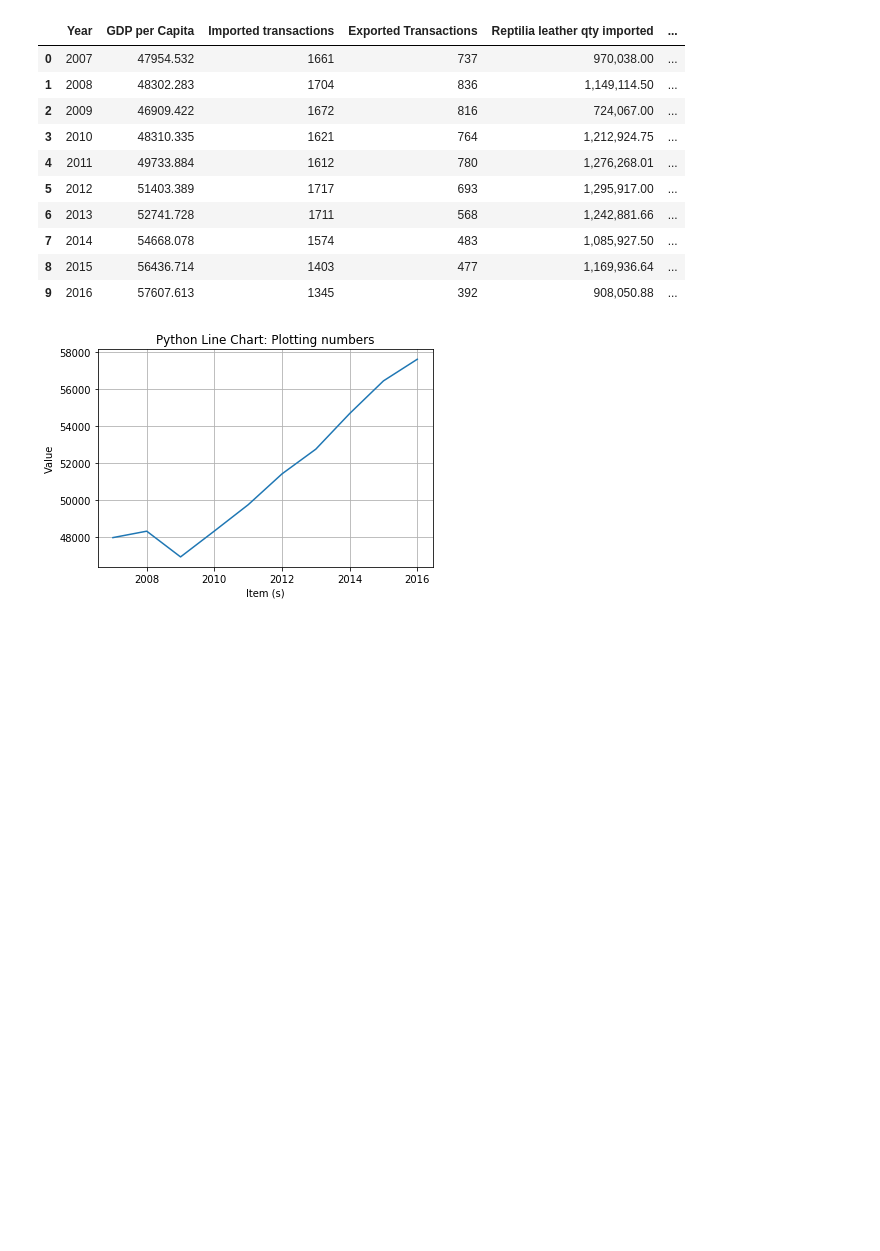
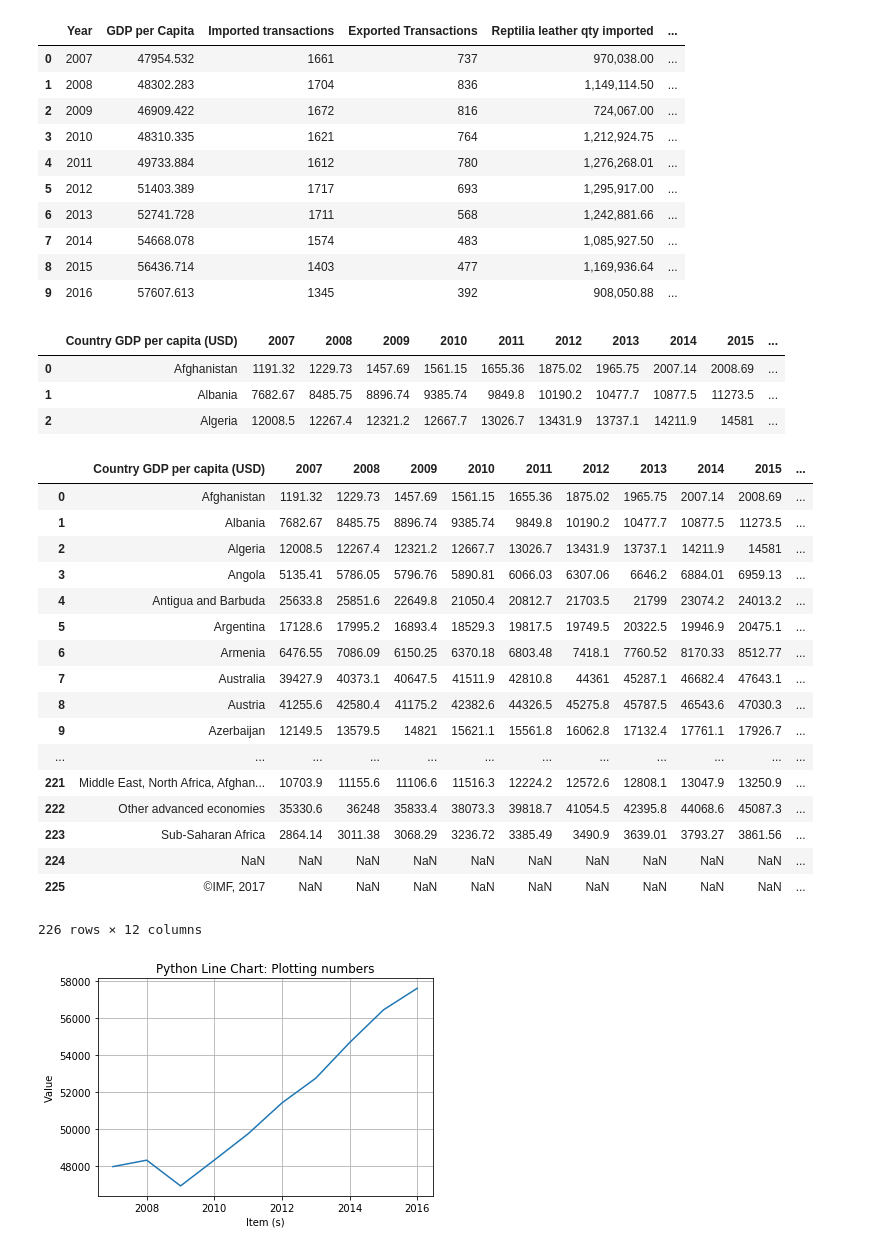
Before and after one commit to EliseLinker/wildlifeproject1, a Jupyter notebook: MergedWildlifeProject-3.ipynb, the cells around one changed output. Cells and saved outputs as stored; diff of their text form; code cells hidden in the pictures; blank space fills up the shorter version.

Commit message:
fixes to gdp excel

```diff
--- a/MergedWildlifeProject-3.ipynb
+++ b/MergedWildlifeProject-3.ipynb
@@ -675,6 +675,37 @@ GPDRep_df.head(10)
 | 7 | 2014 | 54668.078 | 1574 | 483 | 1,085,927.50 | ... |
 | 8 | 2015 | 56436.714 | 1403 | 477 | 1,169,936.64 | ... |
 | 9 | 2016 | 57607.613 | 1345 | 392 | 908,050.88 | ... |
+# %%
+excelpathy = os.path.join('imf-gdp-per-capita.xlsx')
+GDP0717_df = pd.read_excel(excelpathy)
+GDP0717_df.head(3)
+# %% [output]
+|  | Country GDP per capita (USD) | 2007 | 2008 | 2009 | 2010 | 2011 | 2012 | 2013 | 2014 | 2015 | ... |
+| 0 | Afghanistan | 1191.32 | 1229.73 | 1457.69 | 1561.15 | 1655.36 | 1875.02 | 1965.75 | 2007.14 | 2008.69 | ... |
+| 1 | Albania | 7682.67 | 8485.75 | 8896.74 | 9385.74 | 9849.8 | 10190.2 | 10477.7 | 10877.5 | 11273.5 | ... |
+| 2 | Algeria | 12008.5 | 12267.4 | 12321.2 | 12667.7 | 13026.7 | 13431.9 | 13737.1 | 14211.9 | 14581 | ... |
+# %%
+GDP0717_df.mean(axis = 0)
+GDP0717_df
+# %% [output]
+|  | Country GDP per capita (USD) | 2007 | 2008 | 2009 | 2010 | 2011 | 2012 | 2013 | 2014 | 2015 | ... |
+| 0 | Afghanistan | 1191.32 | 1229.73 | 1457.69 | 1561.15 | 1655.36 | 1875.02 | 1965.75 | 2007.14 | 2008.69 | ... |
+| 1 | Albania | 7682.67 | 8485.75 | 8896.74 | 9385.74 | 9849.8 | 10190.2 | 10477.7 | 10877.5 | 11273.5 | ... |
+| 2 | Algeria | 12008.5 | 12267.4 | 12321.2 | 12667.7 | 13026.7 | 13431.9 | 13737.1 | 14211.9 | 14581 | ... |
+| 3 | Angola | 5135.41 | 5786.05 | 5796.76 | 5890.81 | 6066.03 | 6307.06 | 6646.2 | 6884.01 | 6959.13 | ... |
+| 4 | Antigua and Barbuda | 25633.8 | 25851.6 | 22649.8 | 21050.4 | 20812.7 | 21703.5 | 21799 | 23074.2 | 24013.2 | ... |
+| 5 | Argentina | 17128.6 | 17995.2 | 16893.4 | 18529.3 | 19817.5 | 19749.5 | 20322.5 | 19946.9 | 20475.1 | ... |
+| 6 | Armenia | 6476.55 | 7086.09 | 6150.25 | 6370.18 | 6803.48 | 7418.1 | 7760.52 | 8170.33 | 8512.77 | ... |
+| 7 | Australia | 39427.9 | 40373.1 | 40647.5 | 41511.9 | 42810.8 | 44361 | 45287.1 | 46682.4 | 47643.1 | ... |
+| 8 | Austria | 41255.6 | 42580.4 | 41175.2 | 42382.6 | 44326.5 | 45275.8 | 45787.5 | 46543.6 | 47030.3 | ... |
+| 9 | Azerbaijan | 12149.5 | 13579.5 | 14821 | 15621.1 | 15561.8 | 16062.8 | 17132.4 | 17761.1 | 17926.7 | ... |
+| ... | ... | ... | ... | ... | ... | ... | ... | ... | ... | ... | ... |
+| 221 | Middle East, North Africa, Afghan... | 10703.9 | 11155.6 | 11106.6 | 11516.3 | 12224.2 | 12572.6 | 12808.1 | 13047.9 | 13250.9 | ... |
+| 222 | Other advanced economies | 35330.6 | 36248 | 35833.4 | 38073.3 | 39818.7 | 41054.5 | 42395.8 | 44068.6 | 45087.3 | ... |
+| 223 | Sub-Saharan Africa | 2864.14 | 3011.38 | 3068.29 | 3236.72 | 3385.49 | 3490.9 | 3639.01 | 3793.27 | 3861.56 | ... |
+| 224 | NaN | NaN | NaN | NaN | NaN | NaN | NaN | NaN | NaN | NaN | ... |
+| 225 | ©IMF, 2017 | NaN | NaN | NaN | NaN | NaN | NaN | NaN | NaN | NaN | ... |
+226 rows × 12 columns
 # %%
 from pylab import *
 
```
Also changed, not shown: parts of 1 cell of this notebook, 1 other file.
